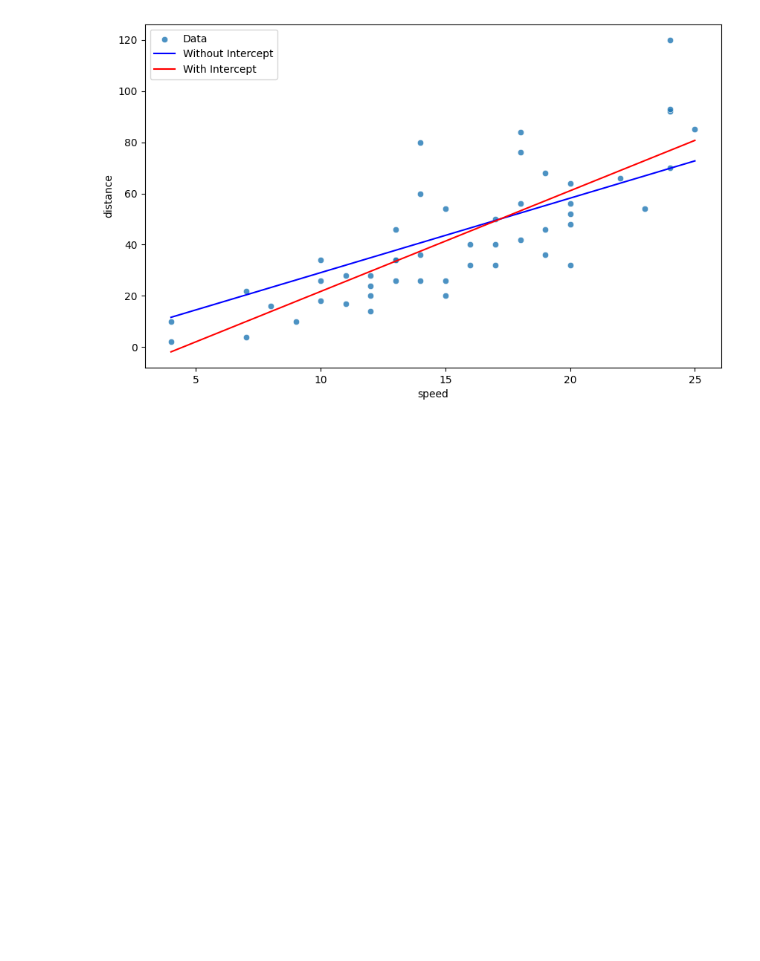
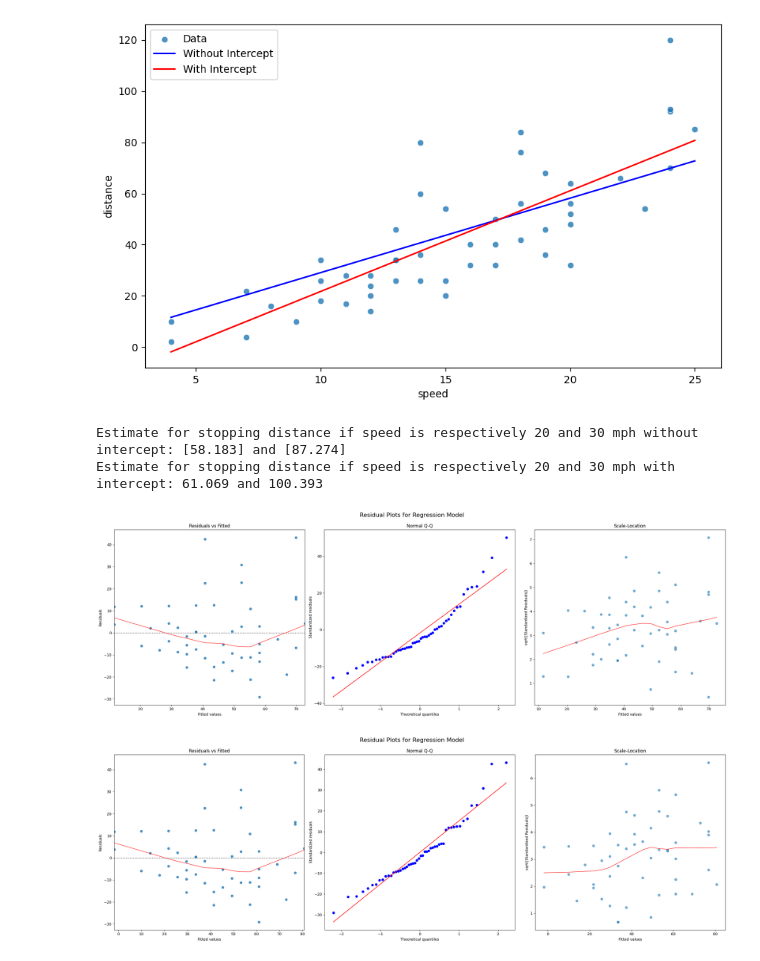
Before and after one commit to rusave/radcv, a Jupyter notebook: Kopie_sešitu_01RAD_ex01_python.ipynb, the cells around one changed output. Cells and saved outputs as stored; diff of their text form; code cells hidden in the pictures; blank space fills up the shorter version.

```diff
--- a/Kopie_sešitu_01RAD_ex01_python.ipynb
+++ b/Kopie_sešitu_01RAD_ex01_python.ipynb
@@ -843,3 +896,55 @@ plt.legend()
 plt.show()
 # %% [output]
 [figure]
+# %%
+#7
+Y_WI_20=beta_hat_wo*20
+Y_WI_30=beta_hat_wo*30
+Y_20=np.dot(np.array([1,20]), beta_hat_w)
+Y_30=np.dot(np.array([1,30]), beta_hat_w)
+print(f"Estimate for stopping distance if speed is respectively 20 and 30 mph without intercept: {np.round(Y_WI_20,3)} and {np.round(Y_WI_30,3)}")
+print(f"Estimate for stopping distance if speed is respectively 20 and 30 mph with intercept: {np.round(Y_20,3)} and {np.round(Y_30,3)}")
+# %% [output]
+Estimate for stopping distance if speed is respectively 20 and 30 mph without intercept: [58.183] and [87.274]
+Estimate for stopping distance if speed is respectively 20 and 30 mph with intercept: 61.069 and 100.393
+# %%
+#8
+import scipy.stats as stats
+from statsmodels.graphics.regressionplots import influence_plot
+def residualsplot(fittedvalues, resid):
+  # Setting up the figure and axes
+  fig, axs = plt.subplots(1, 3, figsize=(24, 8))
+  fig.suptitle('Residual Plots for Regression Model', fontsize=16)
+
+  # 1. Residuals vs Fitted values
+  sns.residplot(x=fittedvalues, y=resid, lowess=True, ax=axs[0], line_kws={'color': 'red', 'lw': 1})
+  axs[0].set_title('Residuals vs Fitted')
+  axs[0].set_xlabel('Fitted values')
+  axs[0].set_ylabel('Residuals')
+
+  # 2. Normal Q-Q plot
+  stats.probplot(resid, dist="norm", plot=axs[1])
+  axs[1].set_title('Normal Q-Q')
+  axs[1].set_ylabel('Standardized residuals')
+
+  # 3. Scale-Location plot
+  axs[2].scatter(fittedvalues, np.sqrt(np.abs(resid)), alpha=0.6)
+  sns.regplot(x=fittedvalues, y=np.sqrt(np.abs(resid)), scatter=False, ci=False, lowess=True,
+              line_kws={'color': 'red', 'lw': 1}, ax=axs[2])
+  axs[2].set_title('Scale-Location')
+  axs[2].set_xlabel('Fitted values')
+  axs[2].set_ylabel('sqrt(|Standardized Residuals|)')
+
+  plt.tight_layout()
+  plt.subplots_adjust(top=0.9)
+  plt.show()
+
+# Without intercept
+res_wo=Y-beta_hat_wo*X
+residualsplot(beta_hat_wo*X, res_wo)
+# With intercept
+res = Y - np.dot(IX, beta_hat_w)
+residualsplot(np.dot(IX, beta_hat_w), res)
+# %% [output]
+[figure, added]
+[figure, added]
```
Also changed, not shown: parts of 3 cells of this notebook.
